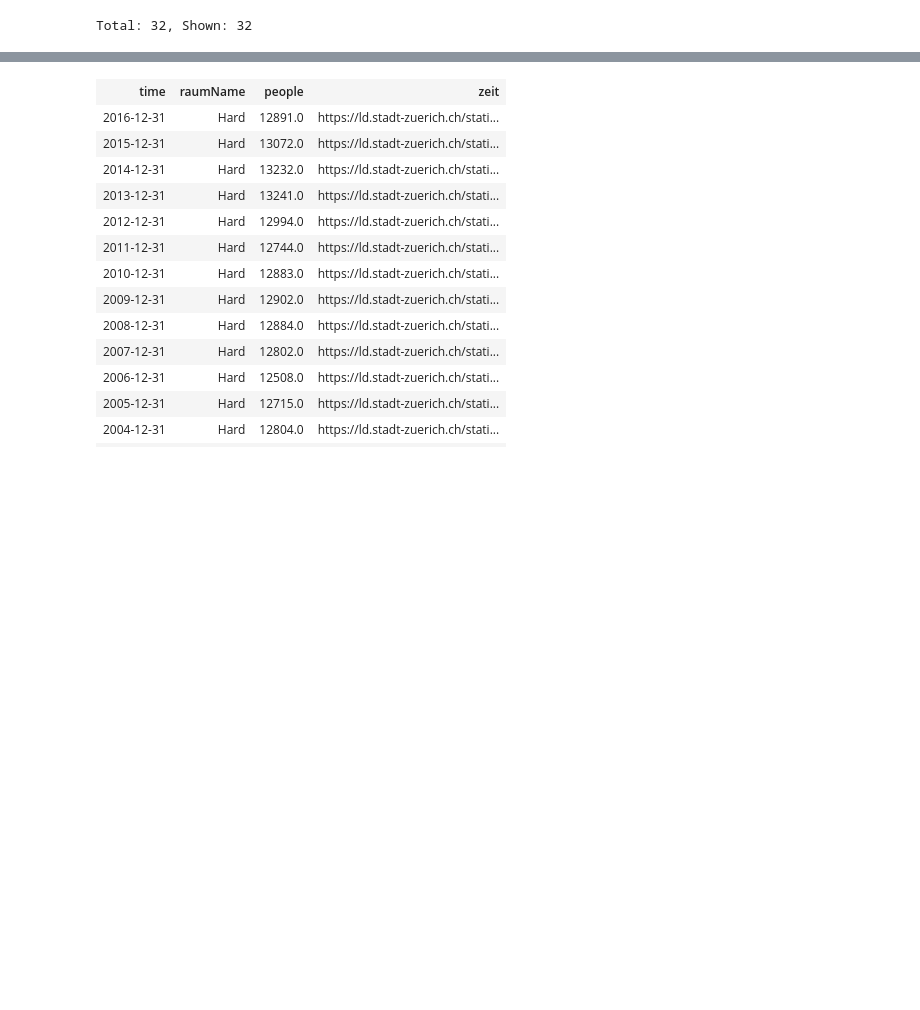
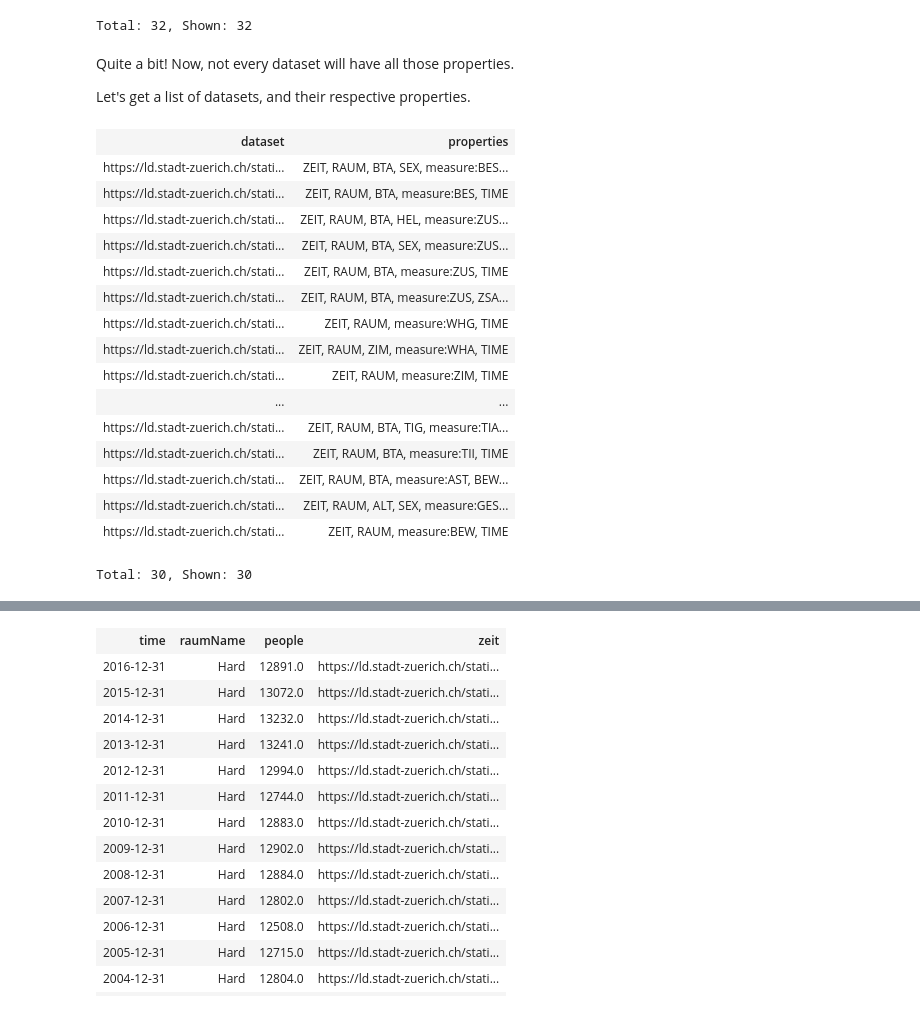
Before and after one commit to zazuko/notebooks, a Jupyter notebook: exploring_ssz_graph.ipynb, the cells around one changed output, grey strips where cells are left out. Drawn from its saved outputs; the diff is of its cells as text; code cells hidden in the pictures; blank space fills up the shorter version.

```diff
--- a/exploring_ssz_graph.ipynb
+++ b/exploring_ssz_graph.ipynb
@@ -341,3 +399,43 @@ WHERE {
 | https://ld.stadt-zuerich.ch/stati... |
 | https://ld.stadt-zuerich.ch/stati... |
 Total: 32, Shown: 32
+# %% [markdown]
+Quite a bit! Now, not every dataset will have all those properties.
+
+Let's get a list of datasets, and their respective properties.
+# %%
+# Let's get all observation properties at the same time
+PREFIX schema: <http://schema.org/>
+PREFIX cube: <https://cube.link/>
+
+SELECT ?dataset (group_concat(distinct ?q; separator=", ") as ?properties)
+
+FROM <https://lindas.admin.ch/stadtzuerich/stat>
+WHERE {
+  ?dataset a cube:Cube;
+             cube:observationSet/cube:observation ?observation.
+    ?observation ?obsProperty ?obsVal.
+  FILTER(?obsProperty NOT IN (<http://www.w3.org/1999/02/22-rdf-syntax-ns#type>, <http://www.w3.org/2004/02/skos/core#notation>, <https://ld.stadt-zuerich.ch/statistics/attribute/KORREKTUR>, <https://cube.link/observedBy>))
+
+  BIND(replace(str(?obsProperty), str("https://ld.stadt-zuerich.ch/statistics/property/"), "") as ?p)
+  BIND(replace(str(?p), str("https://ld.stadt-zuerich.ch/statistics/measure/"), "measure:") as ?q)
+}
+GROUP BY ?dataset
+# %% [output]
+| dataset | properties |
+| https://ld.stadt-zuerich.ch/stati... | ZEIT, RAUM, BTA, SEX, measure:BES... |
+| https://ld.stadt-zuerich.ch/stati... | ZEIT, RAUM, BTA, measure:BES, TIME |
+| https://ld.stadt-zuerich.ch/stati... | ZEIT, RAUM, BTA, HEL, measure:ZUS... |
+| https://ld.stadt-zuerich.ch/stati... | ZEIT, RAUM, BTA, SEX, measure:ZUS... |
+| https://ld.stadt-zuerich.ch/stati... | ZEIT, RAUM, BTA, measure:ZUS, TIME |
+| https://ld.stadt-zuerich.ch/stati... | ZEIT, RAUM, BTA, measure:ZUS, ZSA... |
+| https://ld.stadt-zuerich.ch/stati... | ZEIT, RAUM, measure:WHG, TIME |
+| https://ld.stadt-zuerich.ch/stati... | ZEIT, RAUM, ZIM, measure:WHA, TIME |
+| https://ld.stadt-zuerich.ch/stati... | ZEIT, RAUM, measure:ZIM, TIME |
+| ... | ... |
+| https://ld.stadt-zuerich.ch/stati... | ZEIT, RAUM, BTA, TIG, measure:TIA... |
+| https://ld.stadt-zuerich.ch/stati... | ZEIT, RAUM, BTA, measure:TII, TIME |
+| https://ld.stadt-zuerich.ch/stati... | ZEIT, RAUM, BTA, measure:AST, BEW... |
+| https://ld.stadt-zuerich.ch/stati... | ZEIT, RAUM, ALT, SEX, measure:GES... |
+| https://ld.stadt-zuerich.ch/stati... | ZEIT, RAUM, measure:BEW, TIME |
+Total: 30, Shown: 30
```
Also changed, not shown: parts of 5 cells of this notebook.
